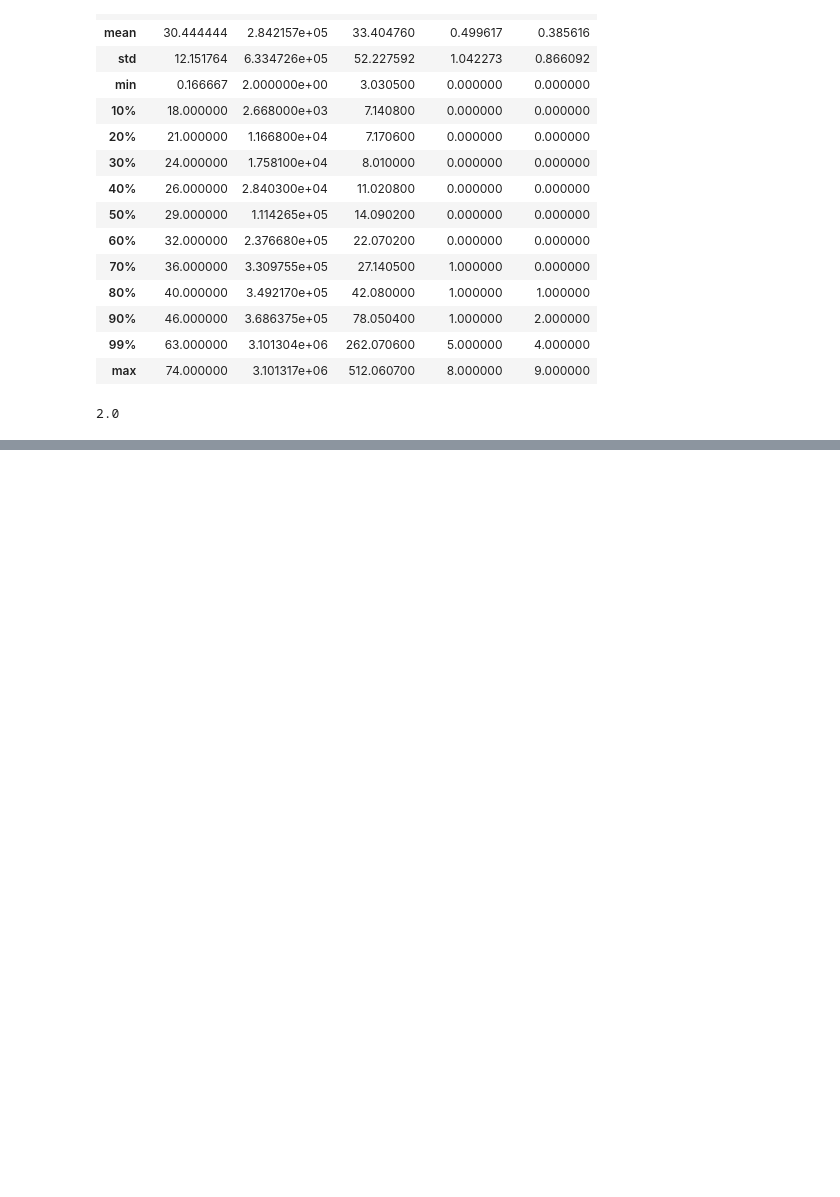
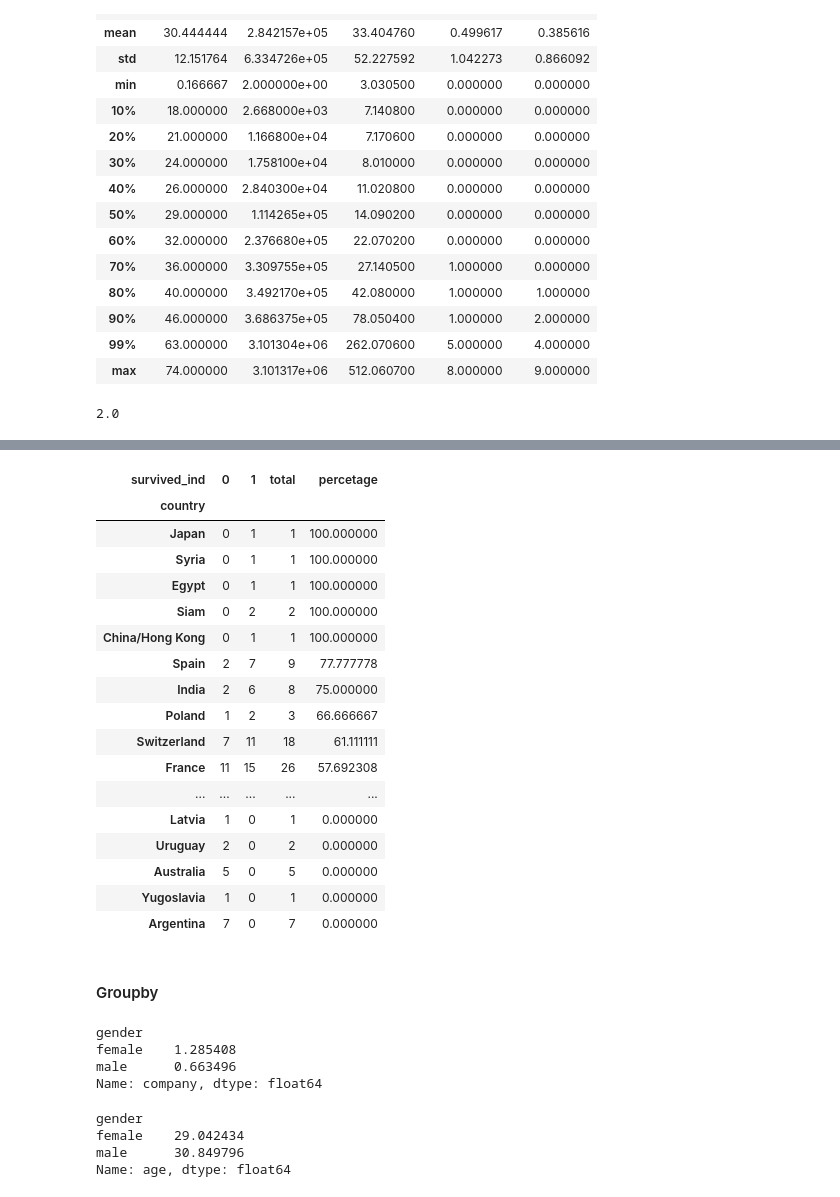
Before and after one commit to R4j4n/Semester2, a Jupyter notebook: 2203/lecture5/lecture5.ipynb, the cells around one changed output, grey strips where cells are left out. Saved outputs shown, nothing was run; the diff lists cells and outputs as text; code cells hidden in the pictures; blank space fills up the shorter version.

```diff
--- a/2203/lecture5/lecture5.ipynb
+++ b/2203/lecture5/lecture5.ipynb
@@ -30,0 +147,3 @@ del df["ticketno"]
+# %%
+df['survived_ind'] = df['survived'].replace(['yes','no'],[1,0])
+df.survived_ind.value_counts(dropna=False)
@@ -30,0 +188,4 @@ del df["ticketno"]
+# %%
+# old : new
+df.rename(columns={"class": "passenger_class"}, inplace= True)
+df.head(1)
@@ -30,0 +253,45 @@ del df["ticketno"]
+# %%
+df_c = pd.crosstab(
+
+    df["country"], df["survived_ind"], margins= True , margins_name='total'
+)
+# %%
+df_c["percetage"] = (df_c[1] /df_c["total"]) * 100
+# %%
+df_c.sort_values("percetage",ascending=False)
+# %% [output]
+| survived_ind | 0 | 1 | total | percetage |
+| country |  |  |  |  |
+| Japan | 0 | 1 | 1 | 100.000000 |
+| Syria | 0 | 1 | 1 | 100.000000 |
+| Egypt | 0 | 1 | 1 | 100.000000 |
+| Siam | 0 | 2 | 2 | 100.000000 |
+| China/Hong Kong | 0 | 1 | 1 | 100.000000 |
+| Spain | 2 | 7 | 9 | 77.777778 |
+| India | 2 | 6 | 8 | 75.000000 |
+| Poland | 1 | 2 | 3 | 66.666667 |
+| Switzerland | 7 | 11 | 18 | 61.111111 |
+| France | 11 | 15 | 26 | 57.692308 |
+| ... | ... | ... | ... | ... |
+| Latvia | 1 | 0 | 1 | 0.000000 |
+| Uruguay | 2 | 0 | 2 | 0.000000 |
+| Australia | 5 | 0 | 5 | 0.000000 |
+| Yugoslavia | 1 | 0 | 1 | 0.000000 |
+| Argentina | 7 | 0 | 7 | 0.000000 |
+# %% [markdown]
+#### Groupby
+# %%
+df["company"] = df["sibsp"] + df["parch"]
+df.groupby("gender")["company"].mean()
+# %% [output]
+gender
+female    1.285408
+male      0.663496
+Name: company, dtype: float64
+# %%
+df.groupby("gender")["age"].mean()
+# %% [output]
+gender
+female    29.042434
+male      30.849796
+Name: age, dtype: float64
```
Also changed, not shown: parts of 42 cells of this notebook, 16 other files.
